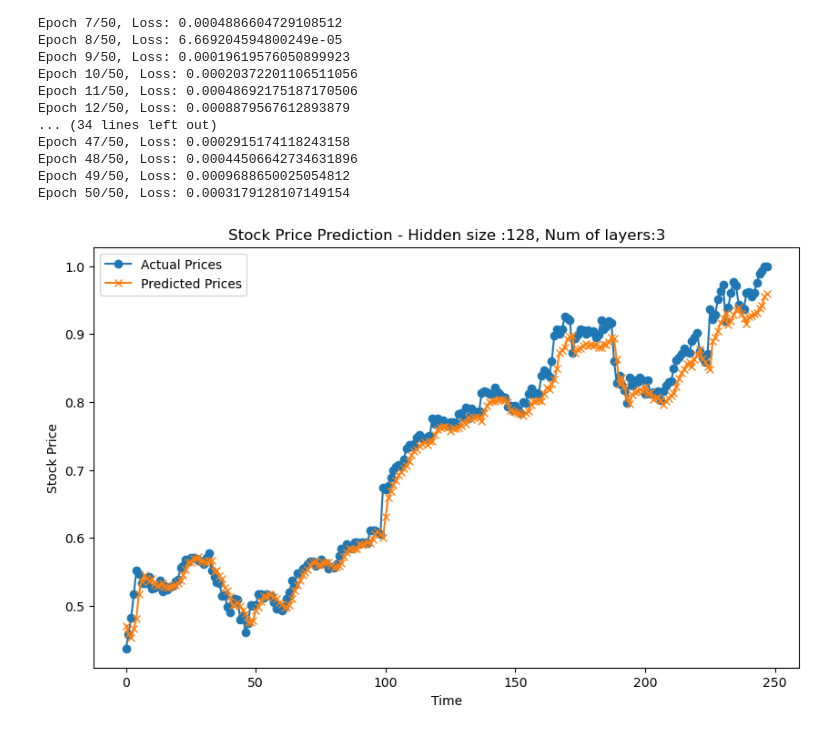
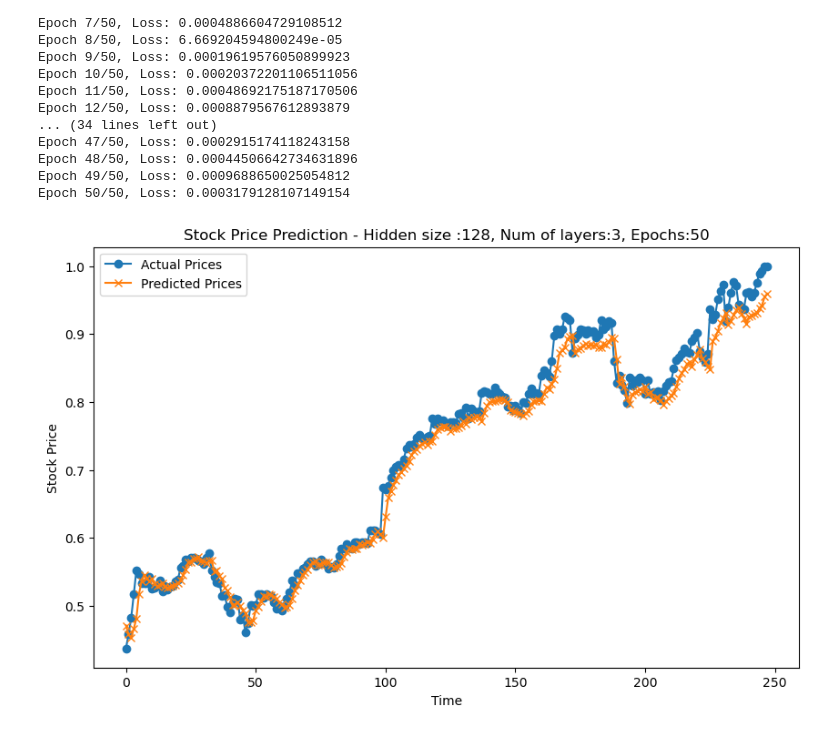
Before and after one commit to gitsouderos/Thesis, a Jupyter notebook: stock_data.ipynb, the cells around one changed output. Cells and saved outputs as stored; diff of their text form; code cells hidden in the pictures.

```diff
--- a/stock_data.ipynb
+++ b/stock_data.ipynb
@@ -122,12 +122,12 @@ Epoch 50/50, Loss: 0.0003179128107149154
 # %%
 # Visualize results
 plt.figure(figsize=(10, 6))
 plt.plot(actuals, label='Actual Prices', marker='o')
 plt.plot(predictions, label='Predicted Prices', marker='x')
-plt.title(f'Stock Price Prediction - Hidden size :{hidden_size}, Num of layers:{ num_layers}')
+plt.title(f'Stock Price Prediction - Hidden size :{hidden_size}, Num of layers:{ num_layers}, Epochs:{epochs}')
 plt.xlabel('Time')
 plt.ylabel('Stock Price')
 plt.legend()
 plt.show()
 # %% [output]
-[figure, old version]
+[figure, new version]
```
Also changed, not shown: 1 other file.
